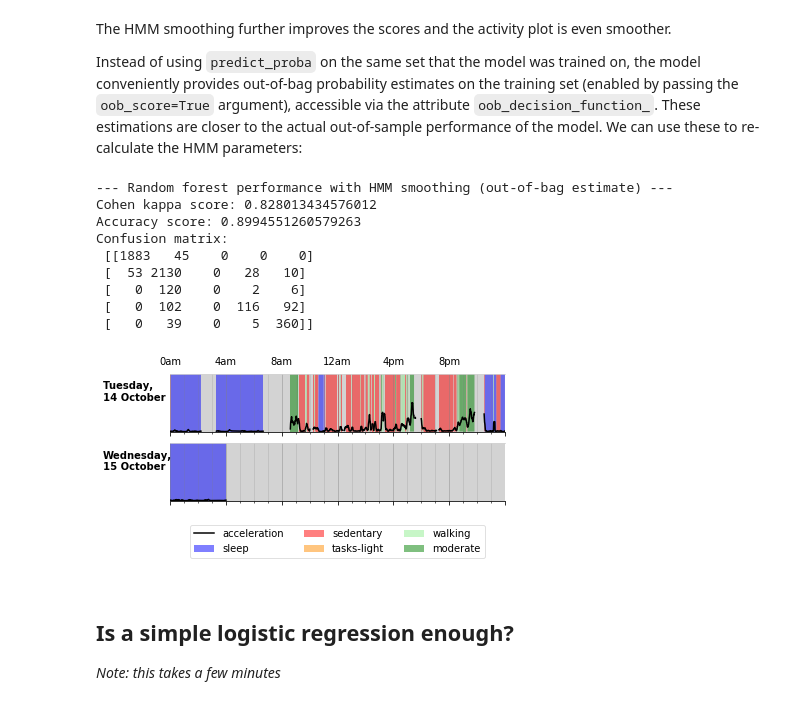
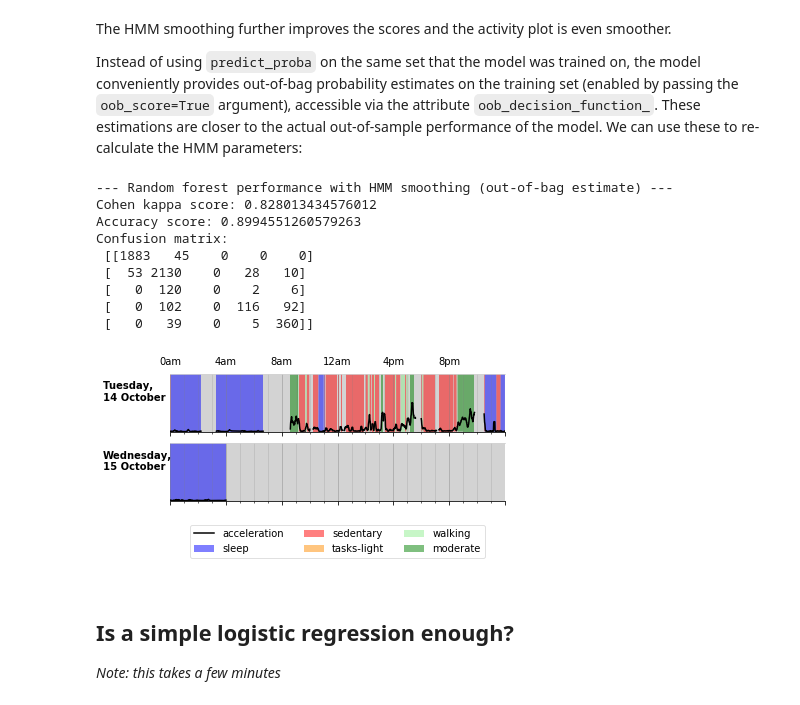
Before and after one commit to OxWearables/Oxford_Wearables_Activity_Recognition, a Jupyter notebook: 1-Baseline.ipynb, the cells around one changed output. Cells and saved outputs as stored; diff of their text form; code cells hidden in the pictures.

Commit message:
fix showing wrong plot

```diff
--- a/1-Baseline.ipynb
+++ b/1-Baseline.ipynb
@@ -183,25 +183,25 @@ Instead of using `predict_proba` on the same set that the model was trained on,
 # %%
 Y_oob = classifier.oob_decision_function_  # probabilistic predictions -- this is a (N,5) array
 prior, emission, transition = utils.train_hmm(Y_oob, y_train)  # HMM training step
 y_test_hmm_oob = utils.viterbi(y_test_pred, prior, transition, emission)  # smoothing
 print("\n--- Random forest performance with HMM smoothing (out-of-bag estimate) ---")
 print("Cohen kappa score:", utils.cohen_kappa_score(y_test, y_test_hmm_oob, pid_test))
 print("Accuracy score:", utils.accuracy_score(y_test, y_test_hmm_oob, pid_test))
 print("Confusion matrix:\n", confusion_matrix(y_test, y_test_hmm_oob))
 
-fig, _ = plot_activity(X_test, y_test_hmm, pid_test, time_test, ipid=3)
+fig, _ = plot_activity(X_test, y_test_hmm_oob, pid_test, time_test, ipid=3)
 fig.show()
 # %% [output]
 --- Random forest performance with HMM smoothing (out-of-bag estimate) ---
 Cohen kappa score: 0.828013434576012
 Accuracy score: 0.8994551260579263
 Confusion matrix:
  [[1883   45    0    0    0]
  [  53 2130    0   28   10]
  [   0  120    0    2    6]
  [   0  102    0  116   92]
  [   0   39    0    5  360]]
-[figure, old version]
+[figure, new version]
 # %% [markdown]
 ## Is a simple logistic regression enough?
 
```
Also changed, not shown: parts of 3 cells of this notebook, 1 other file.
